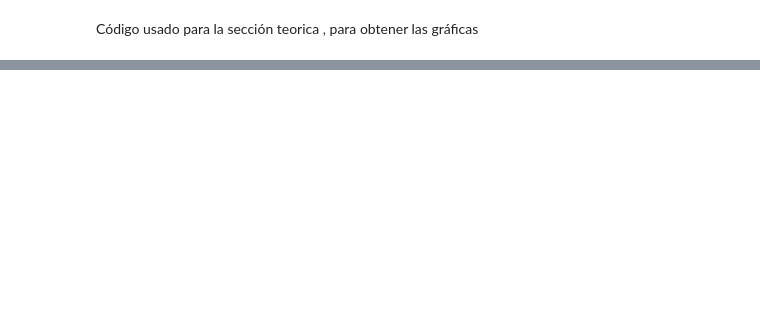
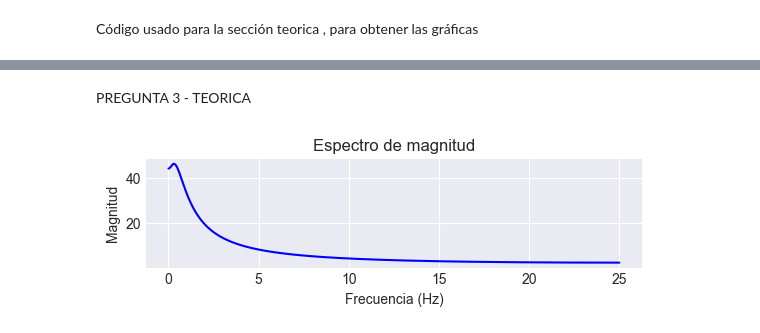
Before and after one commit to ExampleToFollow/PracticasPDS, a Jupyter notebook: Lab4/IP_LAB4_20213704.ipynb, the cells around one changed output, grey strips where cells are left out. Cells and saved outputs as stored; diff of their text form; code cells hidden in the pictures; blank space fills up the shorter version.

```diff
--- a/Lab4/IP_LAB4_20213704.ipynb
+++ b/Lab4/IP_LAB4_20213704.ipynb
@@ -111,0 +108,17 @@ Código usado para la sección teorica , para obtener las gráficas
+# %% [markdown]
+PREGUNTA 3 - TEORICA
+# %%
+#PREGUNTA 3 , INCISO A
+Ts=0.02
+n=np.arange(2000)
+ola =  -5* ((np.exp(-3*Ts))**n) + 10* ((np.exp(-4*Ts))**n) #obtenido de forma teorica
+w, h = freqz(ola, worN=10000, fs=1/Ts)
+plt.subplot(3, 1, 2)
+plt.plot(w, abs(h), color='blue')
+plt.title("Espectro de magnitud")
+plt.xlabel("Frecuencia (Hz)")
+plt.ylabel("Magnitud")
+plt.grid(True)
+plt.show()
+# %% [output]
+[figure, added]
```
Also changed, not shown: parts of 8 cells of this notebook.
